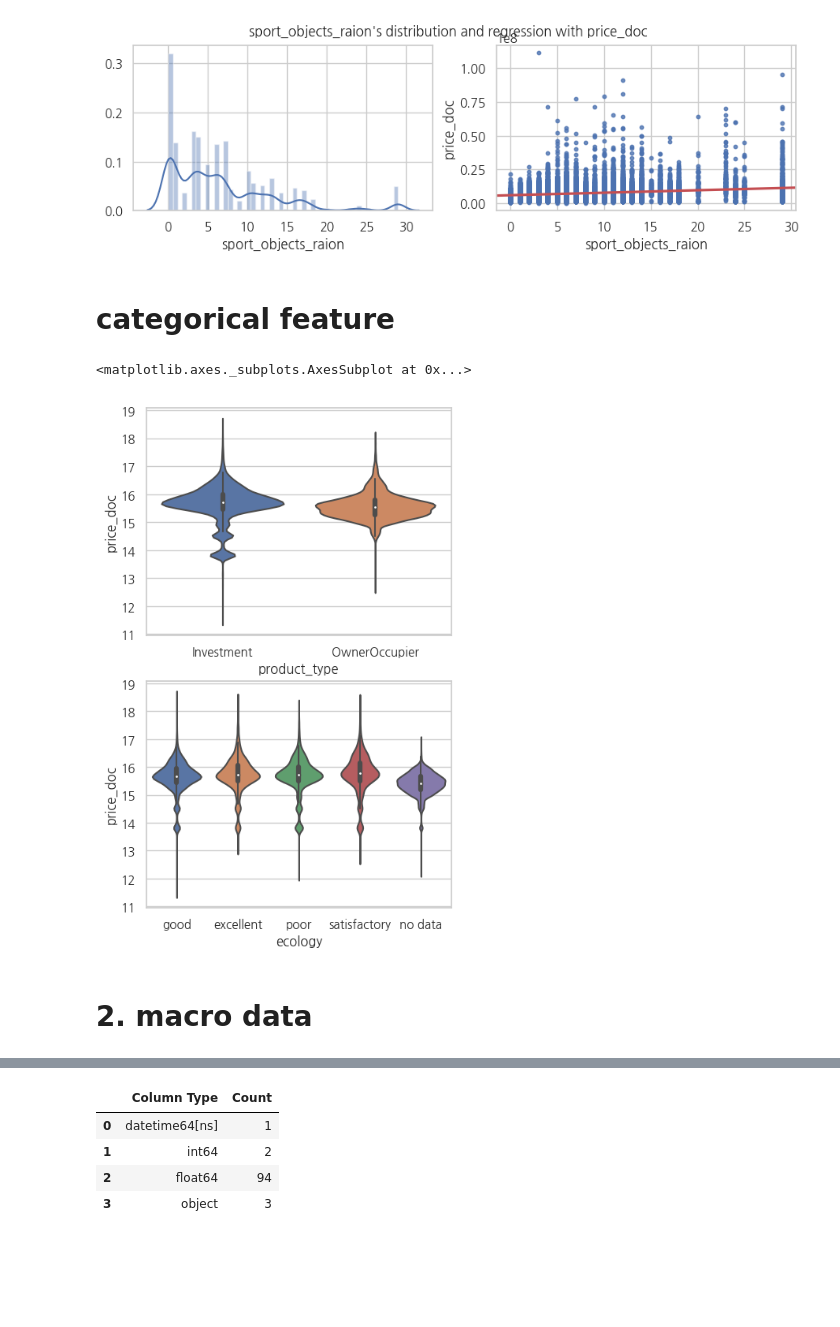
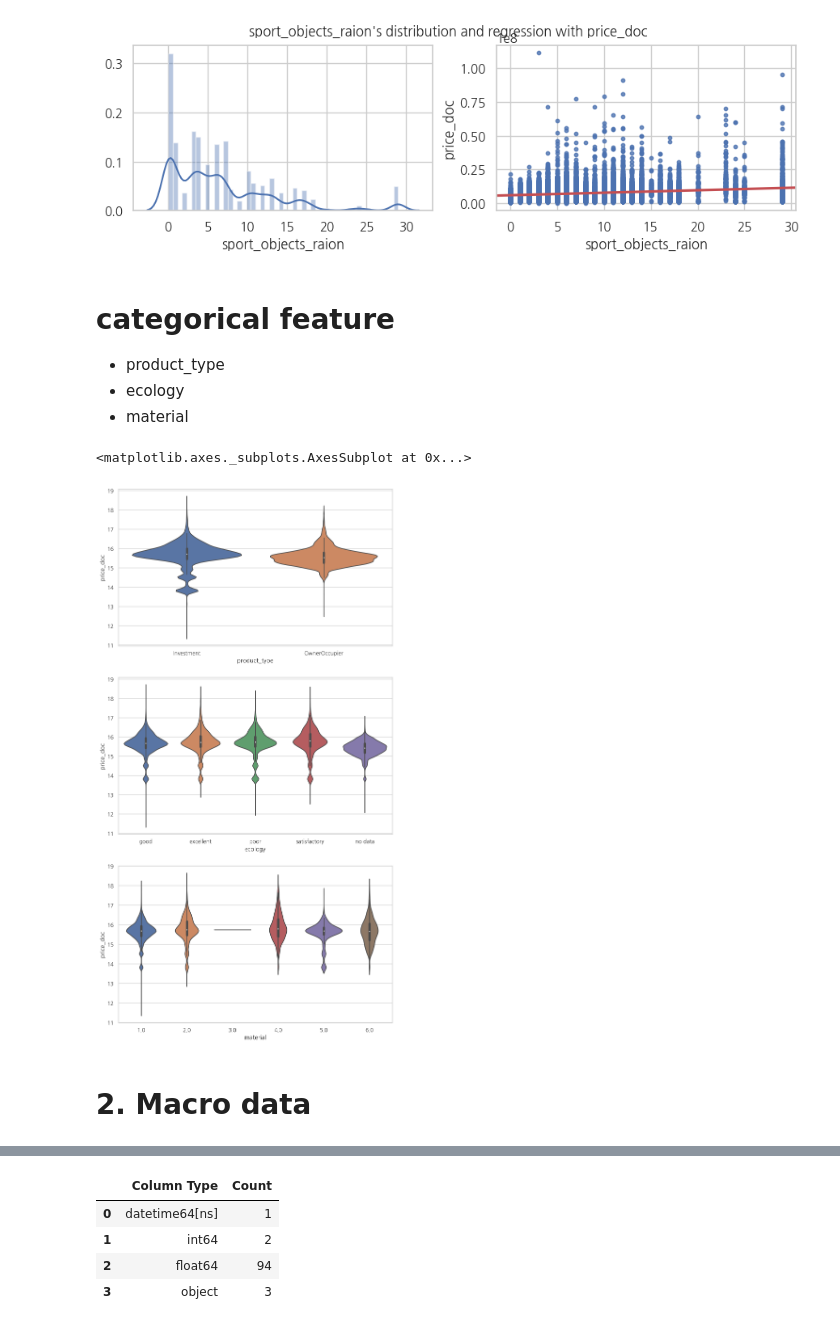
Before and after one commit to hojisu/sberbank-russian-housing-market, a Jupyter notebook: 01-Exploratory-Data-Analysis/01_Exploratory_Data_Analysis.ipynb, the cells around one changed output, grey strips where cells are left out. Drawn from its saved outputs; the diff is of its cells as text; code cells hidden in the pictures; blank space fills up the shorter version.

```diff
--- a/01-Exploratory-Data-Analysis/01_Exploratory_Data_Analysis.ipynb
+++ b/01-Exploratory-Data-Analysis/01_Exploratory_Data_Analysis.ipynb
@@ -27,6 +26,7 @@ pd.options.display.max_columns = 300
 # 1. Train data
 # %%
 # Train data
-df_train = pd.read_csv('../input/train.csv', parse_dates=['timestamp'])
-df_train.tail(10)
+df_train = pd.read_csv('../input/train.csv', index_col=0 ,parse_dates=['timestamp'])
+print("df_train size's shape: ", df_train.shape)
+df_train.tail(2)
 # %% [output]
@@ -174,15 +193,20 @@ for f in features:
 [figure]
 # %% [markdown]
 # categorical feature
+- product_type
+- ecology
+- material
 # %%
-fig  = plt.figure(figsize=(5, 13), dpi=100)
+fig  = plt.figure(figsize=(10, 20), dpi=150)
 axes1 = fig.add_subplot(311)
 axes2 = fig.add_subplot(312)
+axes3 = fig.add_subplot(313)
 sns.violinplot(df_train['product_type'], np.log(df_train['price_doc']), ax=axes1)
 sns.violinplot(df_train['ecology'], np.log(df_train['price_doc']), ax=axes2)
+sns.violinplot(df_train['material'], np.log(df_train['price_doc']), ax=axes3)
 # %% [output]
 <matplotlib.axes._subplots.AxesSubplot at 0x...>
-[figure, old version]
+[figure, new version]
 # %% [markdown]
-# 2. macro data
+# 2. Macro data
 # %%
```
Also changed, not shown: parts of 22 cells of this notebook, 2 other files.
